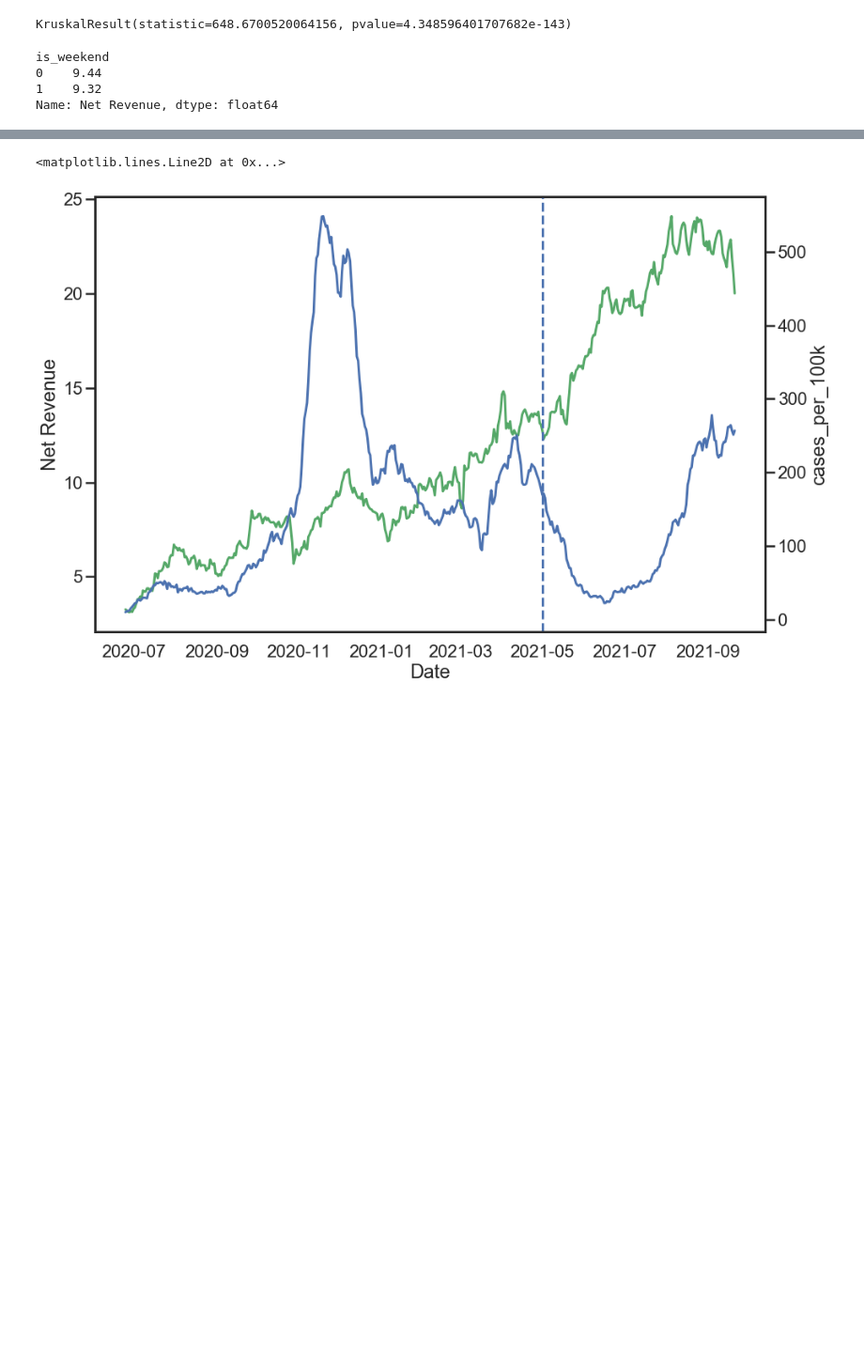
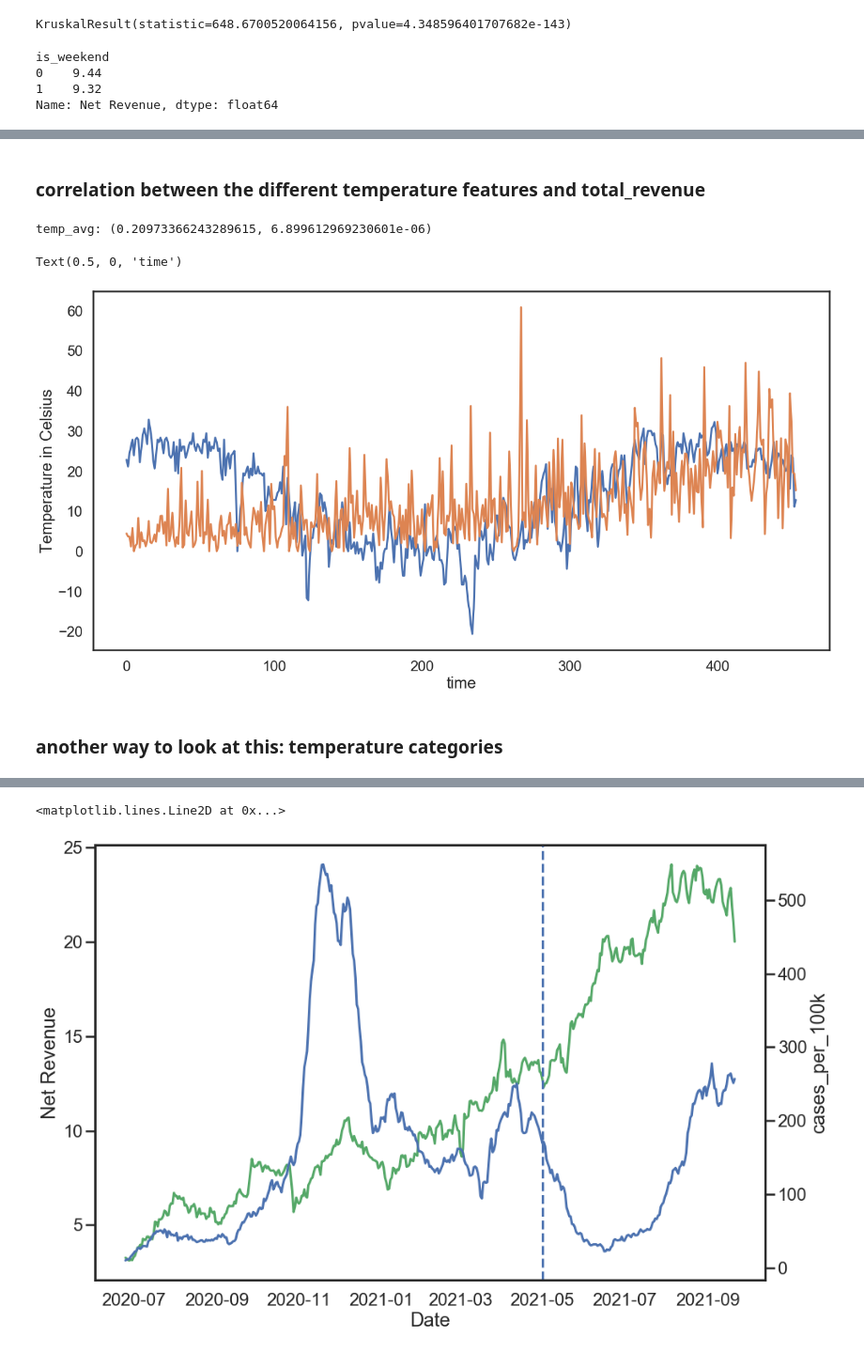
Before and after one commit to davidfox87/EV_forecasting, a Jupyter notebook: EDA.ipynb, the cells around one changed output, grey strips where cells are left out. Shown at 94% size. Drawn from its saved outputs; the diff is of its cells as text; code cells hidden in the pictures; blank space fills up the shorter version.

```diff
--- a/EDA.ipynb
+++ b/EDA.ipynb
@@ -513,0 +432,6 @@ Name: Net Revenue, dtype: float64
+# %%
+df3['TOBS'] = (df['TOBS']
+       .resample('1D')
+       .mean()
+       .reset_index()
+)['TOBS']
@@ -513,0 +440,6 @@ Name: Net Revenue, dtype: float64
+# %% [markdown]
+### correlation between the different temperature features and total_revenue
+# %%
+print('temp_avg:', pearsonr(df3['TOBS'], df3['Net Revenue']))
+# %% [output]
+temp_avg: (0.20973366243289615, 6.899612969230601e-06)
@@ -513,0 +448,12 @@ Name: Net Revenue, dtype: float64
+# %%
+
+
+plt.plot(df3['TOBS'])
+plt.plot(df3['Net Revenue'])
+plt.ylabel('Temperature in Celsius')
+plt.xlabel('time')
+# %% [output]
+Text(0.5, 0, 'time')
+[figure, added]
+# %% [markdown]
+### another way to look at this: temperature categories
```
Also changed, not shown: parts of 71 cells of this notebook.
